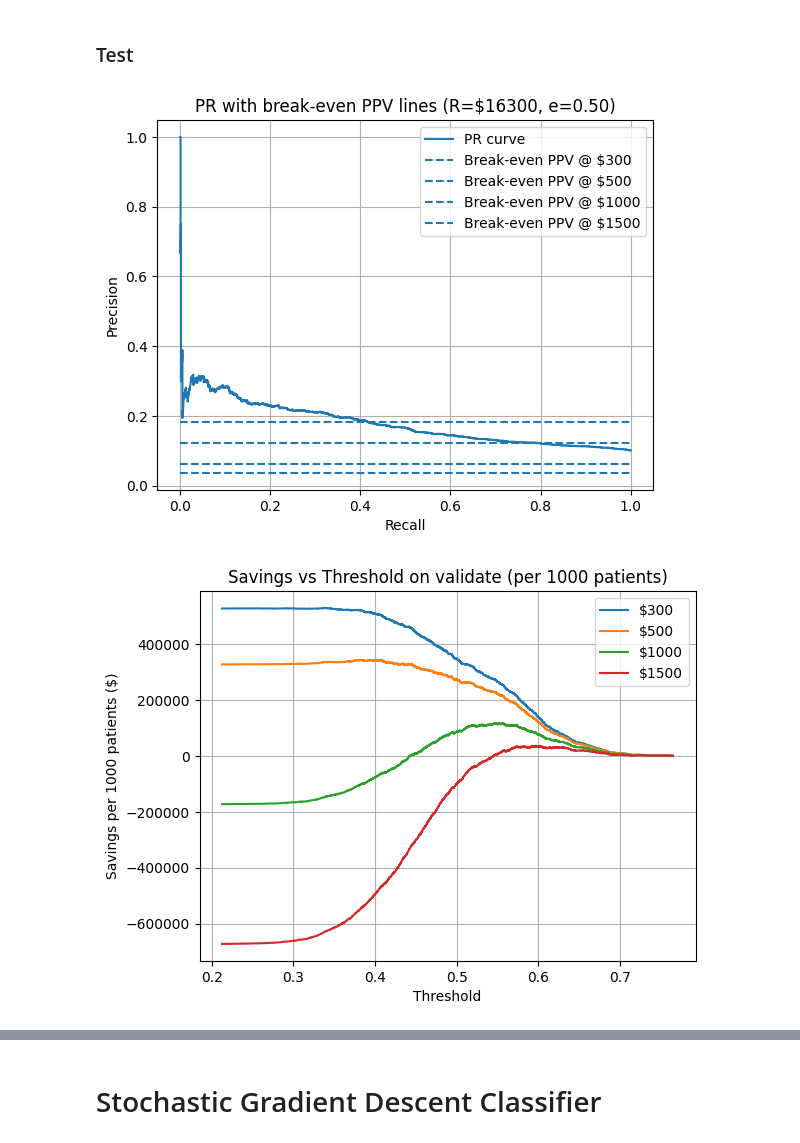
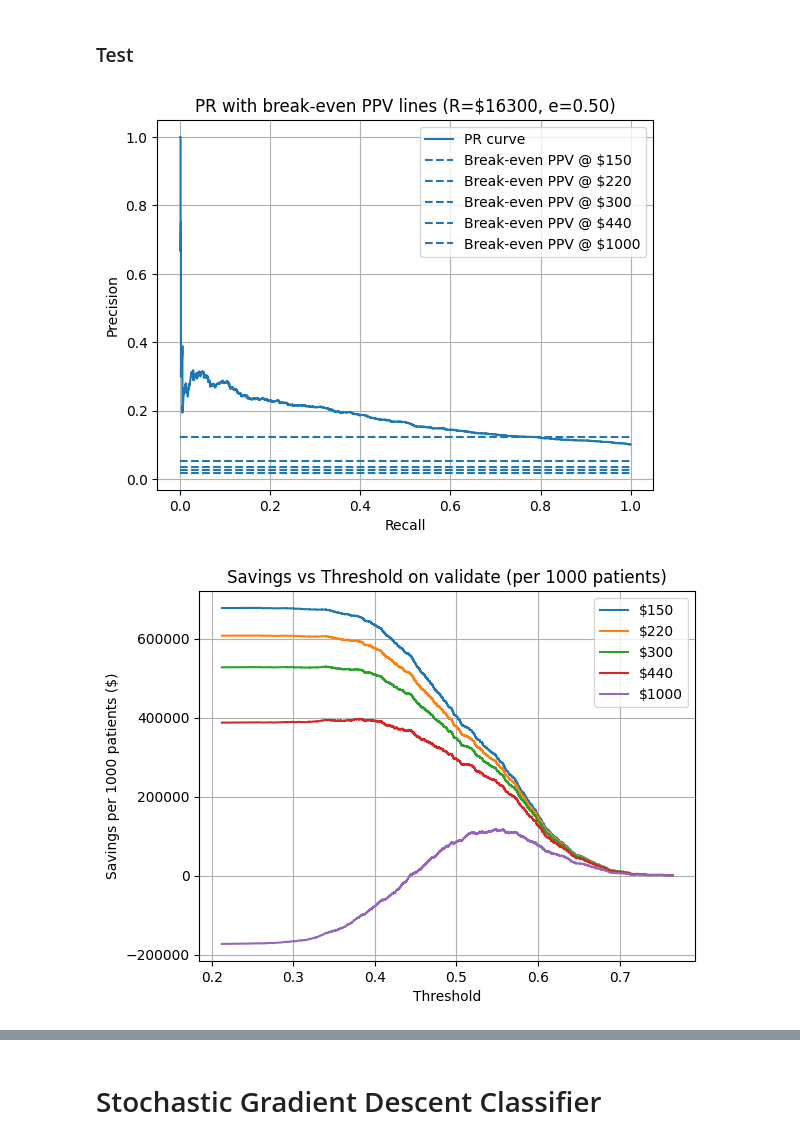
Before and after one commit to meaton96/Eaton_633_Project, a Jupyter notebook: notebooks/000_Main.ipynb, the cells around one changed output, grey strips where cells are left out. Drawn from its saved outputs; the diff is of its cells as text; code cells hidden in the pictures.

```diff
--- a/notebooks/000_Main.ipynb
+++ b/notebooks/000_Main.ipynb
@@ -291,8 +266,9 @@ Get a baseline before looking at feature importance or hyperparameter tuning
 
 We can use this baseline to check class imbalance approach methods, as well as to get a sense if this model can learn anything from the engineered features
 # %%
-model_pipe.run_baseline(
-    run_smote=True,
-    run_undersampler=True,
-    show_duration_info=True,
-)
+if GET_BASELINE:
+    model_pipe.run_baseline(
+        run_smote=True,
+        run_undersampler=True,
+        show_duration_info=True,
+    )
@@ -401,17 +366,38 @@ weighted avg       0.85      0.64      0.71     11899
 # %% [markdown]
 ### Test
 # %%
-model_pipe.test(
-    use_f2_threshold=False,
-    show_duration_info=False,
-    show_plot=True,
-    use_local_model=False,
-    use_cost_threshold=True,
-    R=16_300,
-    e=0.50,
-    c_m_list=[300, 500, 1000, 1500],
-    prefer_c_m=None,
-)
+if USE_PRE_COMPUTED_HYPERPARAMS:
+    model_pipe.test(
+        use_f2_threshold=False,
+        show_duration_info=False,
+        show_plot=True,
+        use_local_model=True,
+        use_cost_threshold=True,
+        R=R,
+        e=e,
+        c_m_list=m_cost_list,
+        prefer_c_m=COST_PREF,
+        oob_score = True,
+        n_estimators = 200,
+        min_samples_split = 15,
+        min_samples_leaf = 6,
+        max_features = 'log2',
+        max_depth = 10,
+        class_weight = None,
+        bootstrap = True
+    )
+else:
+    model_pipe.test(
+        use_f2_threshold=False,
+        show_duration_info=False,
+        show_plot=True,
+        use_local_model=False,
+        use_cost_threshold=True,
+        R=R,
+        e=e,
+        c_m_list=m_cost_list,
+        prefer_c_m=COST_PREF,
+    )
 # %% [output]
-[figure, old version]
+[figure, new version]
-[figure, old version]
+[figure, new version]
```
Also changed, not shown: parts of 25 cells of this notebook, 1 other file.
